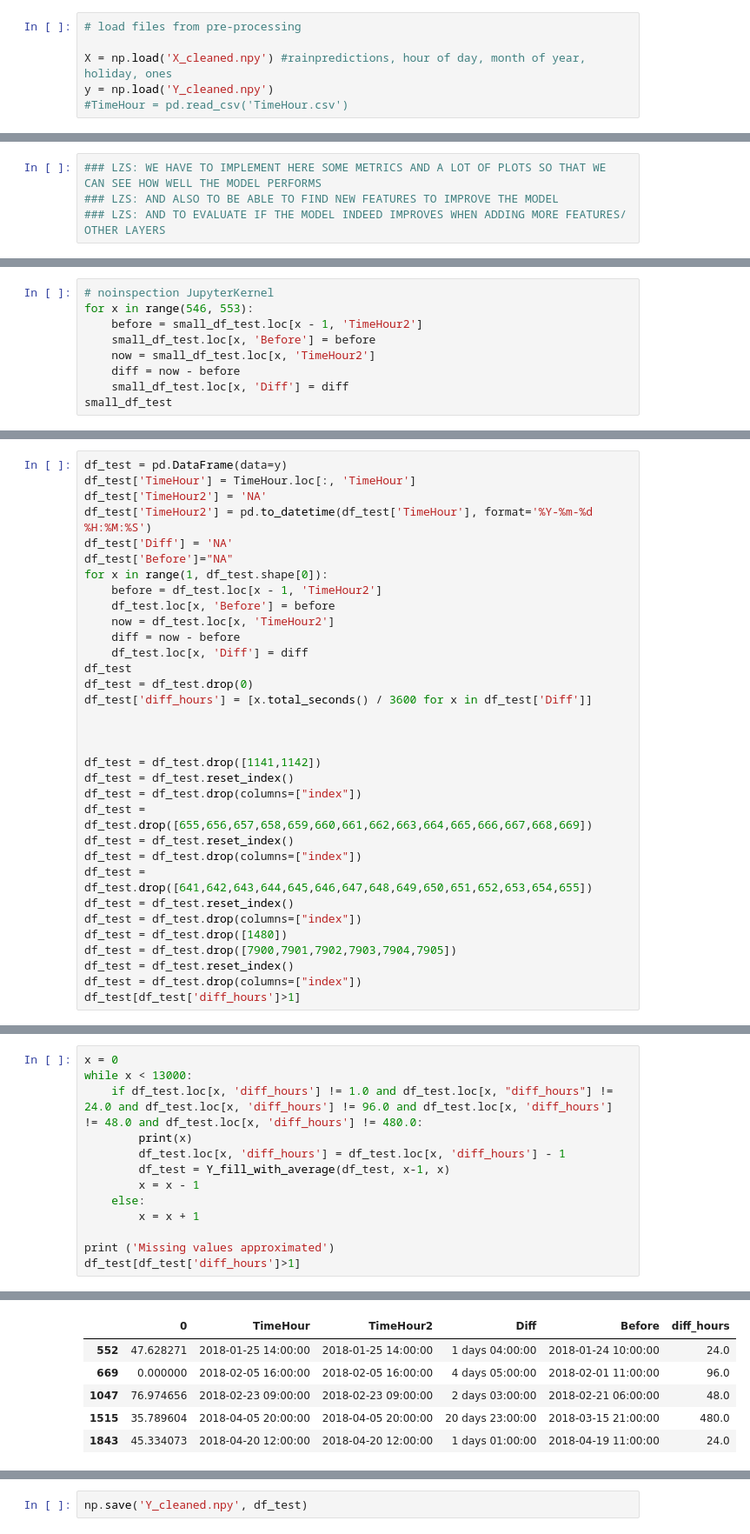
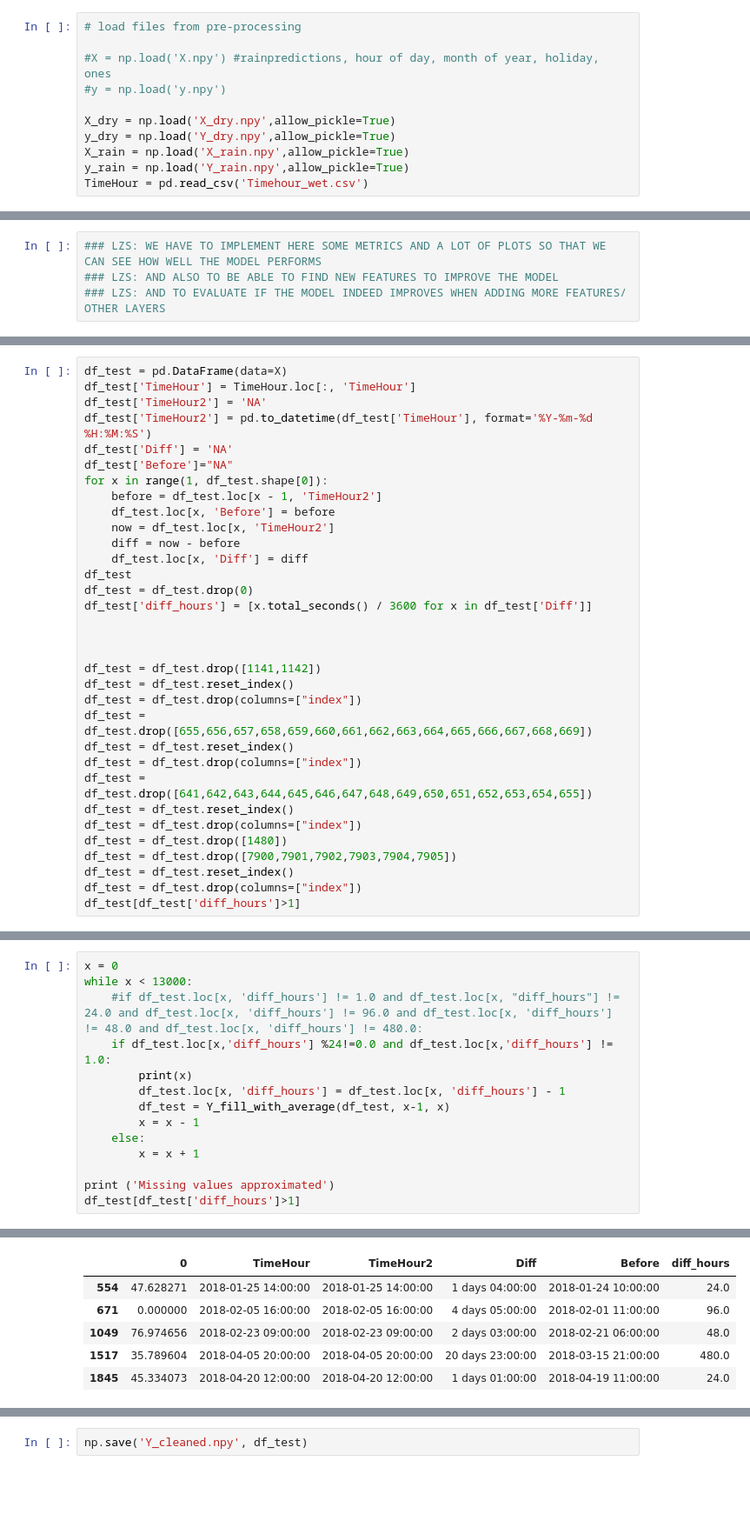
Before and after one commit to ryanroest/FlowPredictionModel, a Jupyter notebook: PreprocessingDataMissingData.ipynb, the cells around one changed output, grey strips where cells are left out. Shown: that part at 87% size. Saved outputs shown, nothing was run; the diff lists cells and outputs as text; blank space fills up the shorter version.

```diff
--- a/PreprocessingDataMissingData.ipynb
+++ b/PreprocessingDataMissingData.ipynb
@@ -14,6 +14,11 @@ Using TensorFlow backend.
 # %%
 # load files from pre-processing
 
-X = np.load('X_cleaned.npy') #rainpredictions, hour of day, month of year, holiday, ones
-y = np.load('Y_cleaned.npy')
-#TimeHour = pd.read_csv('TimeHour.csv')
+#X = np.load('X.npy') #rainpredictions, hour of day, month of year, holiday, ones
+#y = np.load('y.npy')
+
+X_dry = np.load('X_dry.npy',allow_pickle=True)
+y_dry = np.load('Y_dry.npy',allow_pickle=True)
+X_rain = np.load('X_rain.npy',allow_pickle=True)
+y_rain = np.load('Y_rain.npy',allow_pickle=True)
+TimeHour = pd.read_csv('Timehour_wet.csv')
@@ -207,9 +175,0 @@ See the caveats in the documentation: https://pandas.pydata.org/pandas-docs/stab
-# %%
-# noinspection JupyterKernel
-for x in range(546, 553):
-    before = small_df_test.loc[x - 1, 'TimeHour2']
-    small_df_test.loc[x, 'Before'] = before
-    now = small_df_test.loc[x, 'TimeHour2']
-    diff = now - before
-    small_df_test.loc[x, 'Diff'] = diff
-small_df_test
@@ -288,7 +210,7 @@ def Y_fill_with_average(df, previous, following):
     df = df.drop(columns=["index"])
     return df
 # %%
-df_test = pd.DataFrame(data=y)
+df_test = pd.DataFrame(data=X)
 df_test['TimeHour'] = TimeHour.loc[:, 'TimeHour']
 df_test['TimeHour2'] = 'NA'
 df_test['TimeHour2'] = pd.to_datetime(df_test['TimeHour'], format='%Y-%m-%d %H:%M:%S')
@@ -340,7 +262,8 @@ df_test[df_test['diff_hours']>1]
 # %%
 x = 0
 while x < 13000:
-    if df_test.loc[x, 'diff_hours'] != 1.0 and df_test.loc[x, "diff_hours"] != 24.0 and df_test.loc[x, 'diff_hours'] != 96.0 and df_test.loc[x, 'diff_hours'] != 48.0 and df_test.loc[x, 'diff_hours'] != 480.0:
+    #if df_test.loc[x, 'diff_hours'] != 1.0 and df_test.loc[x, "diff_hours"] != 24.0 and df_test.loc[x, 'diff_hours'] != 96.0 and df_test.loc[x, 'diff_hours'] != 48.0 and df_test.loc[x, 'diff_hours'] != 480.0:
+    if df_test.loc[x,'diff_hours'] %24!=0.0 and df_test.loc[x,'diff_hours'] != 1.0:
         print(x)
         df_test.loc[x, 'diff_hours'] = df_test.loc[x, 'diff_hours'] - 1
         df_test = Y_fill_with_average(df_test, x-1, x)
@@ -370,9 +293,9 @@ df_test[df_test['diff_hours']>1]
 Missing values approximated
 |  | 0 | TimeHour | TimeHour2 | Diff | Before | diff_hours |
-| 552 | 47.628271 | 2018-01-25 14:00:00 | 2018-01-25 14:00:00 | 1 days 04:00:00 | 2018-01-24 10:00:00 | 24.0 |
-| 669 | 0.000000 | 2018-02-05 16:00:00 | 2018-02-05 16:00:00 | 4 days 05:00:00 | 2018-02-01 11:00:00 | 96.0 |
-| 1047 | 76.974656 | 2018-02-23 09:00:00 | 2018-02-23 09:00:00 | 2 days 03:00:00 | 2018-02-21 06:00:00 | 48.0 |
-| 1515 | 35.789604 | 2018-04-05 20:00:00 | 2018-04-05 20:00:00 | 20 days 23:00:00 | 2018-03-15 21:00:00 | 480.0 |
-| 1843 | 45.334073 | 2018-04-20 12:00:00 | 2018-04-20 12:00:00 | 1 days 01:00:00 | 2018-04-19 11:00:00 | 24.0 |
+| 554 | 47.628271 | 2018-01-25 14:00:00 | 2018-01-25 14:00:00 | 1 days 04:00:00 | 2018-01-24 10:00:00 | 24.0 |
+| 671 | 0.000000 | 2018-02-05 16:00:00 | 2018-02-05 16:00:00 | 4 days 05:00:00 | 2018-02-01 11:00:00 | 96.0 |
+| 1049 | 76.974656 | 2018-02-23 09:00:00 | 2018-02-23 09:00:00 | 2 days 03:00:00 | 2018-02-21 06:00:00 | 48.0 |
+| 1517 | 35.789604 | 2018-04-05 20:00:00 | 2018-04-05 20:00:00 | 20 days 23:00:00 | 2018-03-15 21:00:00 | 480.0 |
+| 1845 | 45.334073 | 2018-04-20 12:00:00 | 2018-04-20 12:00:00 | 1 days 01:00:00 | 2018-04-19 11:00:00 | 24.0 |
 # %%
 
```
Also changed, not shown: parts of 18 cells of this notebook, 12 other files.
